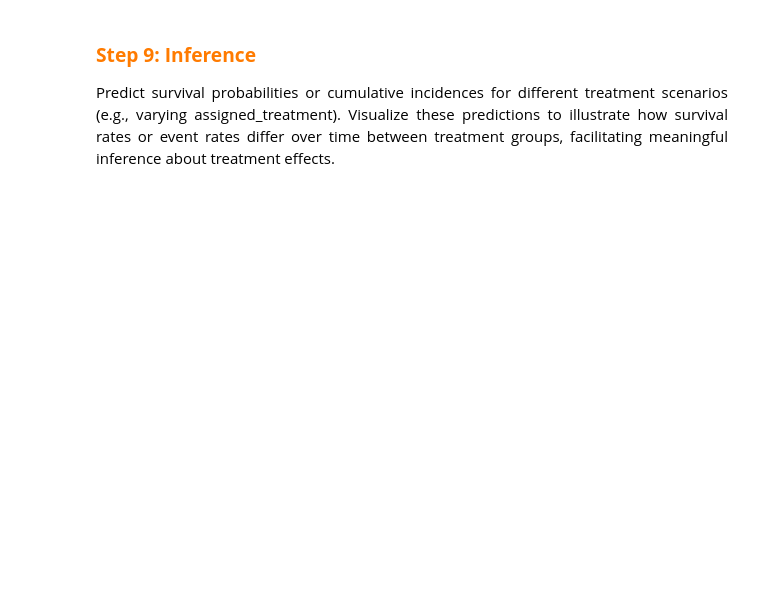
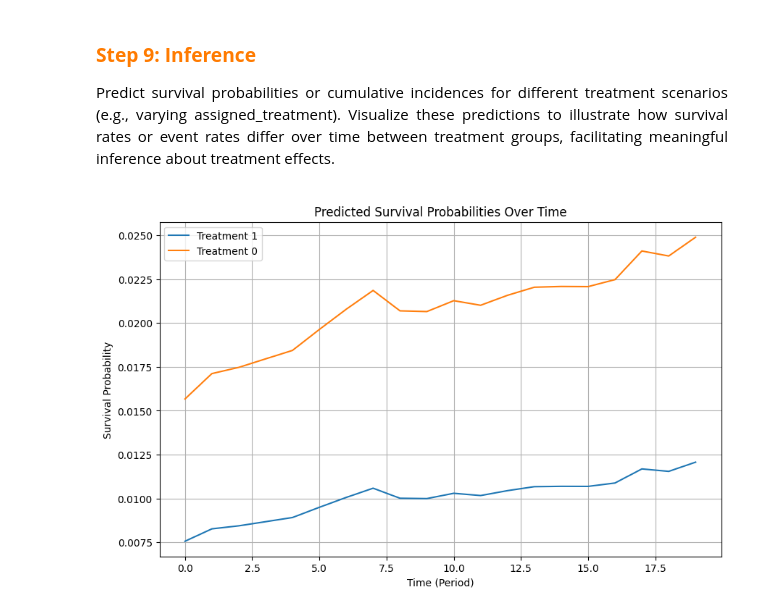
Before and after one commit to Bobberns/Target_Trial_Emulation, a Jupyter notebook: Python Codes/TTE-v1.ipynb, the cells around one changed output. Saved outputs shown, nothing was run; the diff lists cells and outputs as text; code cells hidden in the pictures; blank space fills up the shorter version.

```diff
--- a/Python Codes/TTE-v1.ipynb
+++ b/Python Codes/TTE-v1.ipynb
@@ -1376,3 +1428,66 @@ Use a function like fit_msm() to fit Marginal Structural Models (MSMs), which es
 Predict survival probabilities or cumulative incidences for different treatment scenarios (e.g., varying assigned_treatment). Visualize these predictions to illustrate how survival rates or event rates differ over time between treatment groups, facilitating meaningful inference about treatment effects.
 
 </div>
+# %%
+import numpy as np
+import matplotlib.pyplot as plt
+import pandas as pd
+
+def predict_survival(msm_model, data, treatment_col='treatment', time_col='period', outcome_col='outcome'):
+    """
+    Predict survival probabilities for different treatment scenarios.
+
+    Args:
+        msm_model: Fitted MSM model
+        data (pd.DataFrame): Dataset containing treatment scenarios
+        treatment_col (str): Column representing treatment assignment
+        time_col (str): Column representing time points (using 'period' as time proxy)
+        outcome_col (str): Column representing the event outcome
+
+    Returns:
+        pd.DataFrame: Predicted probabilities over time for each treatment group
+    """
+    predictions = []
+
+    for treatment in data[treatment_col].unique():
+        scenario_data = data.copy()
+        scenario_data[treatment_col] = treatment
+        prob = msm_model.predict(scenario_data)
+
+        # Aggregate probabilities by period
+        scenario_data['Probability'] = prob
+        grouped = scenario_data.groupby(time_col)['Probability'].mean().reset_index()
+
+        predictions.append(pd.DataFrame({
+            'Time': grouped[time_col],
+            'Treatment': [treatment] * len(grouped),
+            'Probability': grouped['Probability']
+        }))
+
+    return pd.concat(predictions, ignore_index=True)
+
+def plot_survival(predictions):
+    """
+    Plot survival probabilities over time for different treatment groups.
+
+    Args:
+        predictions (pd.DataFrame): DataFrame containing predicted probabilities
+    """
+    plt.figure(figsize=(10, 6))
+
+    for treatment in predictions['Treatment'].unique():
+        subset = predictions[predictions['Treatment'] == treatment]
+        plt.plot(subset['Time'], subset['Probability'], label=f'Treatment {treatment}')
+
+    plt.title('Predicted Survival Probabilities Over Time')
+    plt.xlabel('Time (Period)')
+    plt.ylabel('Survival Probability')
+    plt.legend()
+    plt.grid(True)
+    plt.show()
+
+# Example Usage
+predictions = predict_survival(msm_model, trial_pp)
+plot_survival(predictions)
+# %% [output]
+[figure, added]
```
Also changed, not shown: parts of 2 cells of this notebook, 2 other files.
